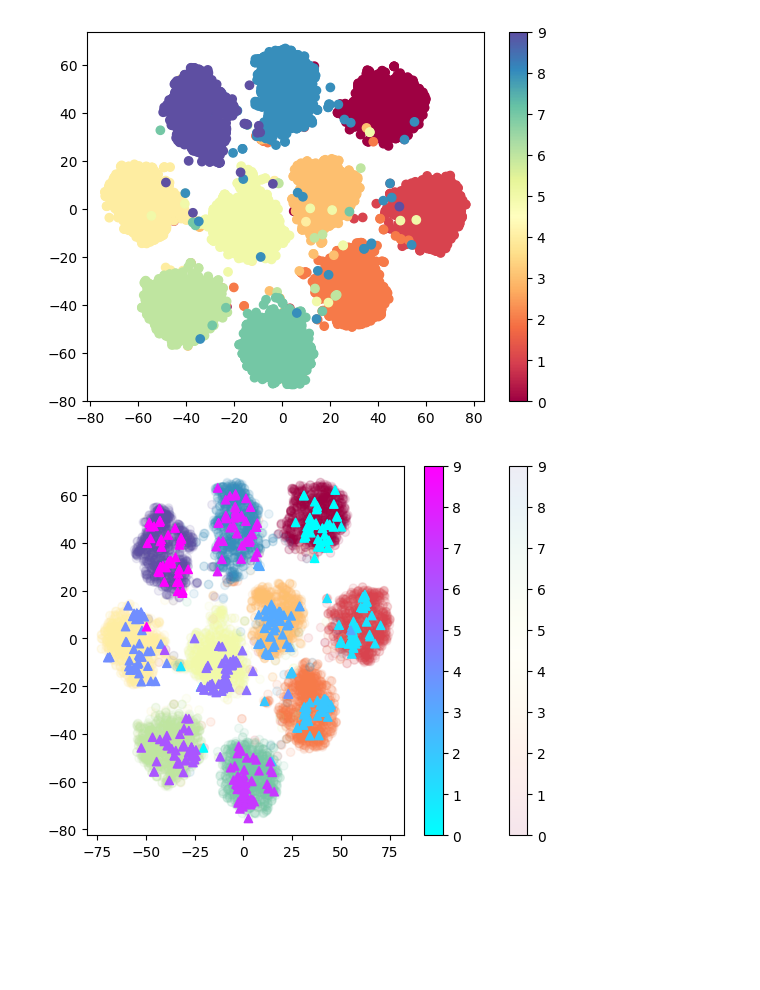
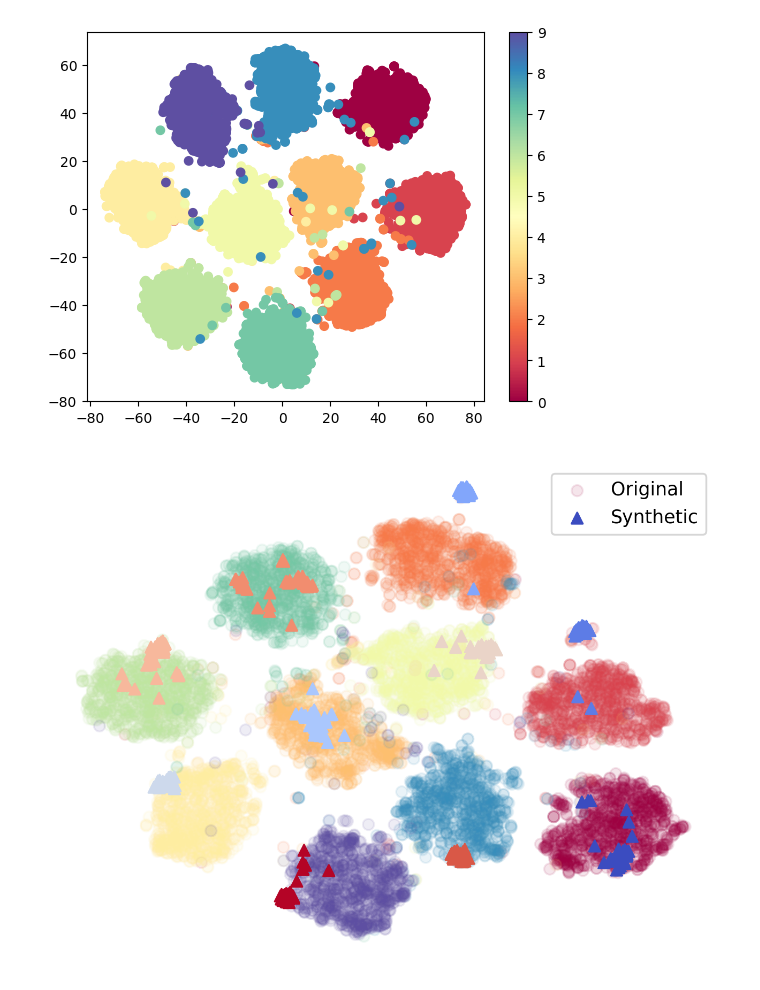
Before and after one commit to NayameoW/T-SNE-Visualization-of-imagenette, a Jupyter notebook: imagenette.ipynb, the cells around one changed output. Saved outputs shown, nothing was run; the diff lists cells and outputs as text; code cells hidden in the pictures; blank space fills up the shorter version.

```diff
--- a/imagenette.ipynb
+++ b/imagenette.ipynb
@@ -93,12 +129,24 @@ train_features = feature_extractor.predict(original_generator)
 # %%
+distilled_data_baseline = '/root/data/Baseline_v2_50ipc/'
+distilled_data_ours = '/root/data/Ours_v2_50ipc/'
+
 dis_datagen = ImageDataGenerator(rescale=1./255)
-distilled_generator = dis_datagen.flow_from_directory(
-    '/root/data/Ours_v2_50ipc/',
+distilled_generator_baseline = dis_datagen.flow_from_directory(
+    distilled_data_baseline,
     target_size=target_size,
     batch_size=batch_size,
     class_mode='categorical',
     shuffle=False) # set false here
 
-distilled_features = feature_extractor.predict(distilled_generator)
+distilled_generator_ours = dis_datagen.flow_from_directory(
+    distilled_data_ours,
+    target_size=target_size,
+    batch_size=batch_size,
+    class_mode='categorical',
+    shuffle=False)
+
+
+distilled_features_baseline = feature_extractor_baseline.predict(distilled_generator_baseline)
+distilled_features_ours = feature_extractor_ours.predict(distilled_generator_ours)
 # %% [output]
 Found 500 images belonging to 10 classes.
@@ -121,22 +171,26 @@ plt.show()
 # %%
 # Get the plot with both the original and the synthetic dataset
 labels = np.concatenate((original_generator.classes, distilled_generator.classes))
-features = np.concatenate((train_features,distilled_features))
+features_baseline = np.concatenate((train_features_baseline,distilled_features_baseline))
+features_ours = np.concatenate((train_features_ours,distilled_features_ours))
 
 tsne = TSNE(random_state=40, n_components=2,verbose=0, perplexity=30)
-features_2d = tsne.fit_transform(features)
+features_2d_baseline = tsne.fit_transform(features_baseline)
+features_2d_ours = tsne.fit_transform(features_ours)
 # %%
-original_features_2d = features_2d[:len(train_features)]
-distilled_features_2d = features_2d[len(train_features):]
-original_labels = labels[:len(train_features)]
-distilled_labels = labels[len(train_features):]
+original_features_2d_baseline = features_2d_baseline[:len(train_features_baseline)]
+distilled_features_2d_baseline = features_2d_baseline[len(train_features_baseline):]
+original_labels = labels[:len(train_features_baseline)]
+distilled_labels = labels[len(train_features_baseline):]
 
-fig, ax = plt.subplots()
-scatter1 = ax.scatter(original_features_2d[:, 0], original_features_2d[:, 1], cmap='Spectral', c=original_labels, alpha=0.1)
-plt.colorbar(scatter1, ax=ax)
+fig, ax = plt.subplots(dpi=250)
+scatter1 = ax.scatter(original_features_2d_baseline[:, 0], original_features_2d_baseline[:, 1], cmap='Spectral', c=original_labels, alpha=0.1, label='Original')
+# cbar1 = plt.colorbar(scatter1, ax=ax)
+scatter2 = ax.scatter(distilled_features_2d_baseline[:, 0], distilled_features_2d_baseline[:, 1], cmap='coolwarm', c=distilled_labels, marker='^', label='Synthetic')
+# cbar2 = plt.colorbar(scatter2, ax=ax)
 
-scatter2 = ax.scatter(distilled_features_2d[:, 0], distilled_features_2d[:, 1], cmap='cool', c=distilled_labels, marker='^')
-plt.colorbar(scatter2, ax=ax)
+plt.legend()
+plt.axis('off')
 plt.show()
 # %% [output]
-[figure, old version]
+[figure, new version]
```
Also changed, not shown: parts of 11 cells of this notebook.
